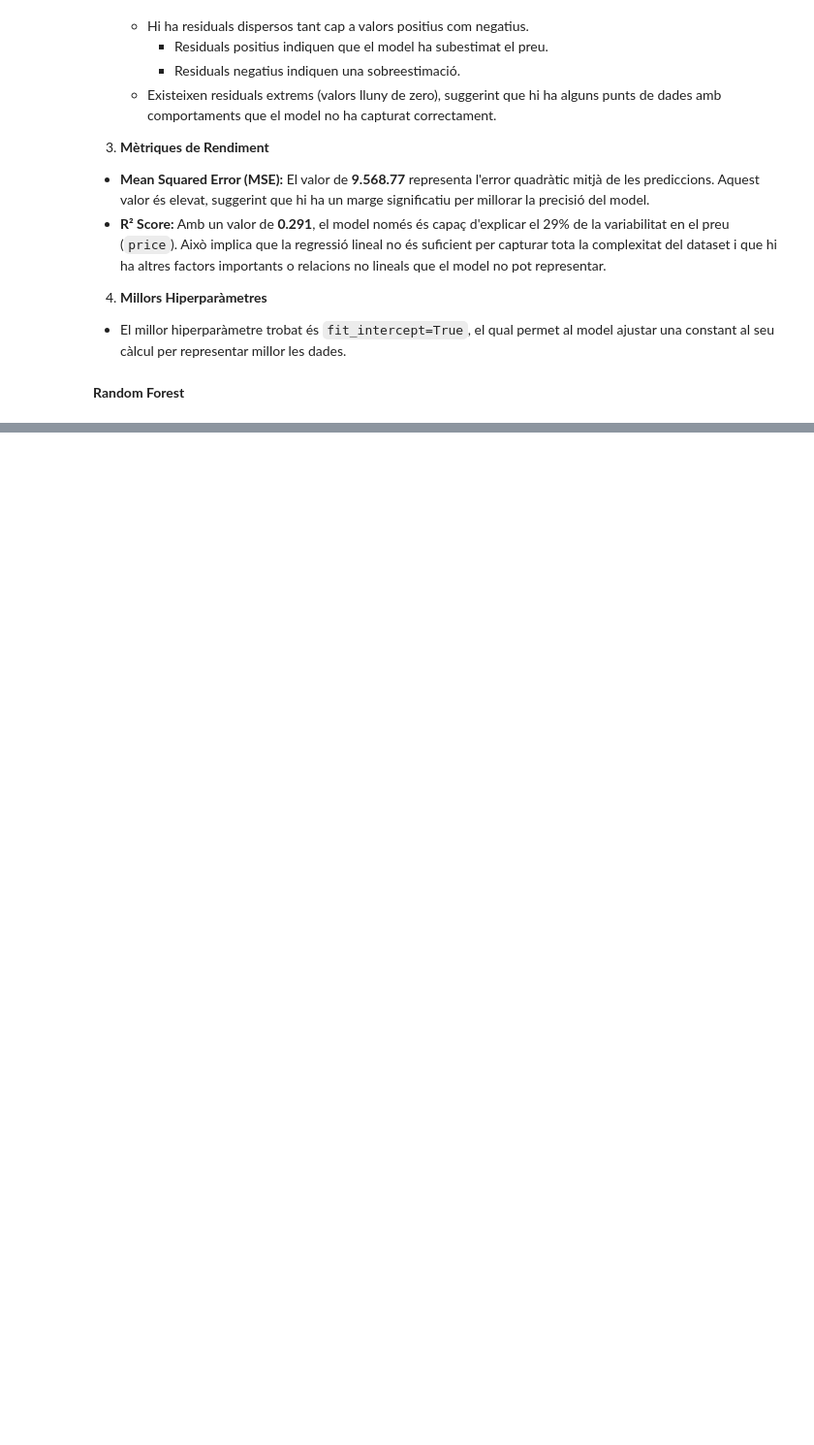
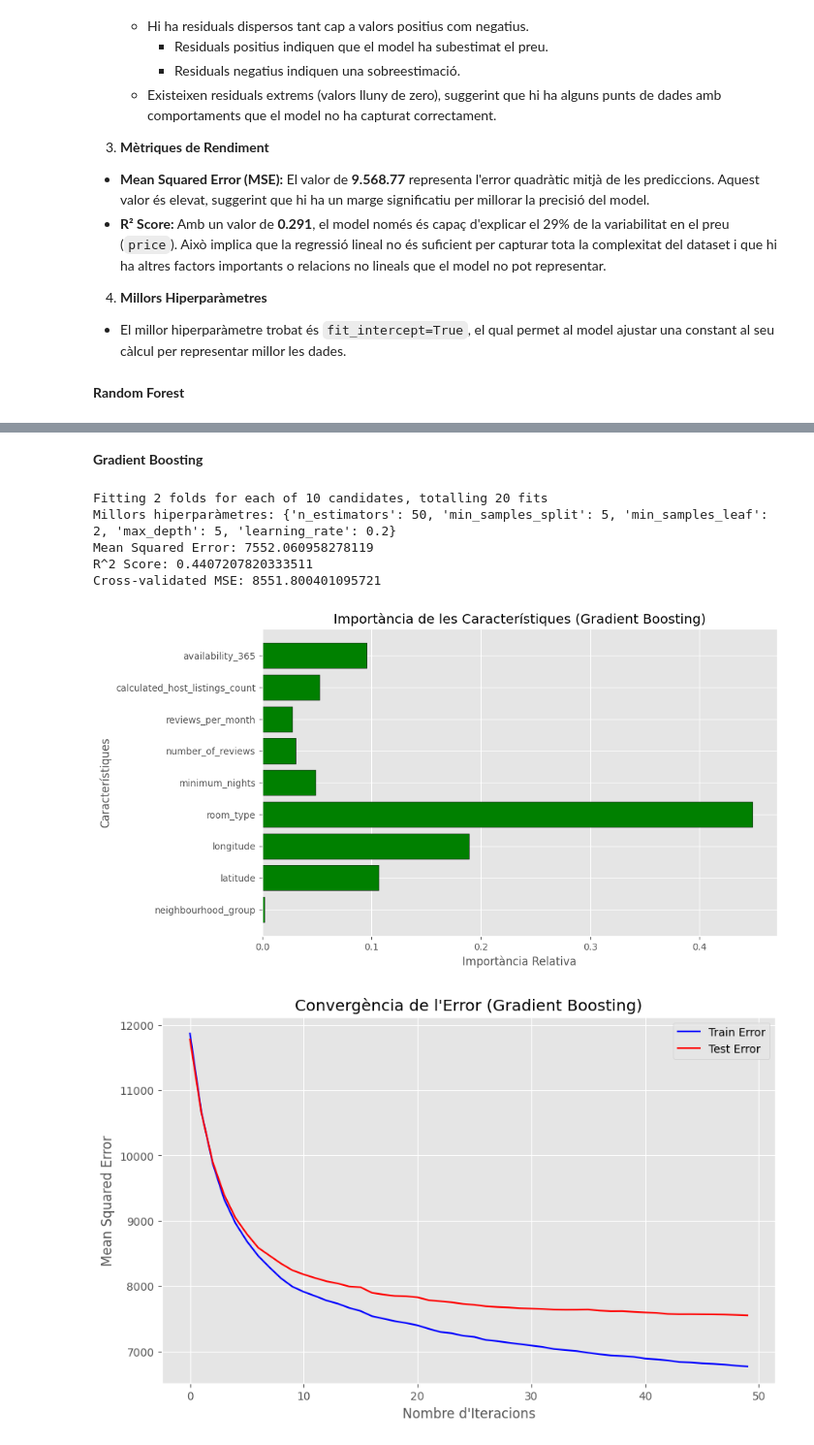
Before and after one commit to angela-uab/Kaggle-APC, a Jupyter notebook: kaggle.ipynb, the cells around one changed output, grey strips where cells are left out. Shown at 97% size. Saved outputs shown, nothing was run; the diff lists cells and outputs as text; code cells hidden in the pictures; blank space fills up the shorter version.

Commit message:
Gradient Boosting

```diff
--- a/kaggle.ipynb
+++ b/kaggle.ipynb
@@ -869,2 +912,74 @@ reviews_per_month, number_of_reviews, i calculated_host_listings_count: Tenen me
 **Conclusions**
 Millora sobre la regressió lineal: El Random Forest millora significativament les mètriques (R² i MSE) en relació amb el model de regressió lineal, gràcies a la seva capacitat de capturar relacions no lineals.
+# %% [markdown]
+**Gradient Boosting**
+# %%
+# Definim el model Gradient Boosting
+gb_model = GradientBoostingRegressor(random_state=42)
+
+# Definim els hiperparàmetres a explorar
+param_grid = {
+    'n_estimators': [50, 100],
+    'learning_rate': [0.05, 0.1, 0.2],
+    'max_depth': [3, 5, 7],
+    'min_samples_split': [2, 5],
+    'min_samples_leaf': [1, 2]
+}
+
+# Configuració de RandomizedSearchCV
+random_search = RandomizedSearchCV(estimator=gb_model, param_distributions=param_grid, n_iter=10, scoring='neg_mean_squared_error', cv=2, verbose=1, n_jobs=-1, random_state=42)
+
+# Entrenament del model utilitzant RandomizedSearchCV
+random_search.fit(X_train, y_train)
+
+# Resultats de la millor combinació d'hiperparàmetres
+best_model = random_search.best_estimator_
+print("Millors hiperparàmetres:", random_search.best_params_)
+
+# Avaluació del model amb el conjunt de prova
+y_pred = best_model.predict(X_test)
+print("Mean Squared Error:", mean_squared_error(y_test, y_pred))
+print("R^2 Score:", r2_score(y_test, y_pred))
+
+# Validació creuada per obtenir una mètrica més robusta
+cv_scores = cross_val_score(best_model, X, y, scoring='neg_mean_squared_error', cv=2)
+print("Cross-validated MSE:", -cv_scores.mean())
+
+
+# Importància de les característiques
+feature_importances = best_model.feature_importances_
+features = data_sample.drop(columns=['price']).columns
+
+# Visualització de la importància de les característiques
+plt.figure(figsize=(10, 6))
+plt.barh(features, feature_importances, color='green', edgecolor='black')
+plt.title('Importància de les Característiques (Gradient Boosting)')
+plt.xlabel('Importància Relativa')
+plt.ylabel('Característiques')
+plt.grid(True)
+plt.show()
+
+# Gràfic de la convergència de l'error (loss curve)
+train_errors = []
+test_errors = []
+for y_pred_train, y_pred_test in zip(best_model.staged_predict(X_train), best_model.staged_predict(X_test)):
+    train_errors.append(mean_squared_error(y_train, y_pred_train))
+    test_errors.append(mean_squared_error(y_test, y_pred_test))
+
+plt.figure(figsize=(10, 6))
+plt.plot(train_errors, "-b", label="Train Error")
+plt.plot(test_errors, "-r", label="Test Error")
+plt.title("Convergència de l'Error (Gradient Boosting)")
+plt.xlabel("Nombre d'Iteracions")
+plt.ylabel("Mean Squared Error")
+plt.legend()
+plt.grid(True)
+plt.show()
+# %% [output]
+Fitting 2 folds for each of 10 candidates, totalling 20 fits
+Millors hiperparàmetres: {'n_estimators': 50, 'min_samples_split': 5, 'min_samples_leaf': 2, 'max_depth': 5, 'learning_rate': 0.2}
+Mean Squared Error: 7552.060958278119
+R^2 Score: 0.4407207820333511
+Cross-validated MSE: 8551.800401095721
+[figure, added]
+[figure, added]
```
Also changed, not shown: parts of 6 cells of this notebook.
